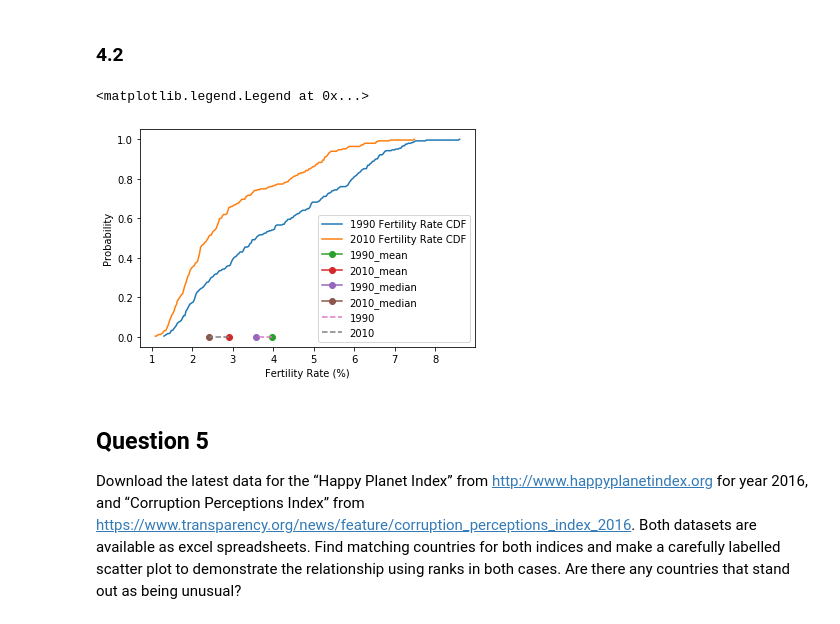
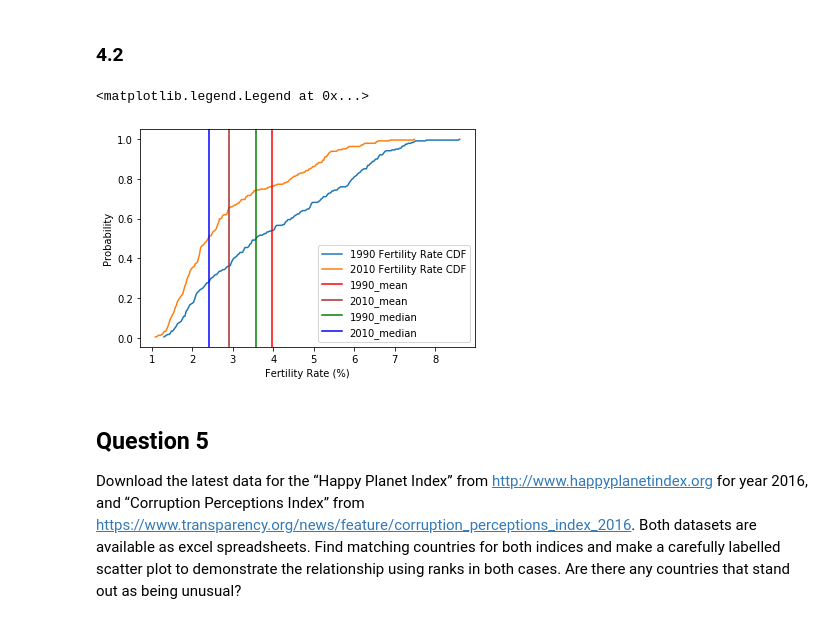
Before and after one commit to cyborgoat/data-inference-machine-learning, a Jupyter notebook: assignment_2/18785_HW2.ipynb, the cells around one changed output. Drawn from its saved outputs; the diff is of its cells as text; code cells hidden in the pictures.

```diff
--- a/assignment_2/18785_HW2.ipynb
+++ b/assignment_2/18785_HW2.ipynb
@@ -242,41 +242,38 @@ fertility_1990_mean = np.mean(fertility_1990)
 fertility_2010_median = np.median(fertility_2010)
 fertility_2010_mean = np.mean(fertility_2010)
 
 num_bins = len(fertility_1990)
 counts, bin_edges = np.histogram (fertility_1990, bins=num_bins, normed=True)
 num_bins = len(fertility_2010)
 cdf = np.cumsum (counts)
 plt.plot (bin_edges[1:], cdf/cdf[-1],label='1990 Fertility Rate CDF')
 counts, bin_edges = np.histogram (fertility_2010, bins=num_bins, normed=True)
 cdf = np.cumsum (counts)
 plt.plot (bin_edges[1:], cdf/cdf[-1],label='2010 Fertility Rate CDF')
 plt.xlabel("Fertility Rate (%)")
 plt.ylabel("Probability")
 plt.legend()
 fertility_1990_arr = [[fertility_1990_mean,0],[fertility_1990_median,0]]
 fertility_2010_arr = [[fertility_2010_mean,0],[fertility_2010_median,0]]
 
-plt.plot(fertility_1990_mean,0,label='1990_mean',marker='o')
-plt.plot(fertility_2010_mean,0,label='2010_mean',marker='o')
-plt.plot(fertility_1990_median,0,label='1990_median',marker='o')
-plt.plot(fertility_2010_median,0,label='2010_median',marker='o')
-
-plt.plot([i[0] for i in fertility_1990_arr],[i[1] for i in fertility_1990_arr],'--',label='1990')
-plt.plot([i[0] for i in fertility_2010_arr],[i[1] for i in fertility_2010_arr],'--',label='2010')
+plt.axvline(fertility_1990_mean,label='1990_mean',color='red')
+plt.axvline(fertility_2010_mean,label='2010_mean',color='brown')
+plt.axvline(fertility_1990_median,label='1990_median',color='green')
+plt.axvline(fertility_2010_median,label='2010_median',color='blue')
 plt.legend()
 
 # def ecdf(data):
 #     """ Compute ECDF """
 #     x = np.sort(data)
 #     n = x.size
 #     y = np.arange(1, n+1) / n
 #     return(x,y)
 
 # x,y = ecdf(fertility_1990)
 # plt.scatter(x=x, y=y);
 # %% [output]
 <matplotlib.legend.Legend at 0x...>
-[figure, old version]
+[figure, new version]
 # %% [markdown]
 ## Question 5
 Download the latest data for the “Happy Planet Index” from http://www.happyplanetindex.org for year 2016, and “Corruption Perceptions Index” from https://www.transparency.org/news/feature/corruption_perceptions_index_2016. Both datasets are available as excel spreadsheets. Find matching countries for both indices and make a carefully labelled scatter plot to demonstrate the relationship using ranks in both cases. Are there any countries that stand out as being unusual?
```
Also changed, not shown: parts of 5 cells of this notebook, 5 other files.
